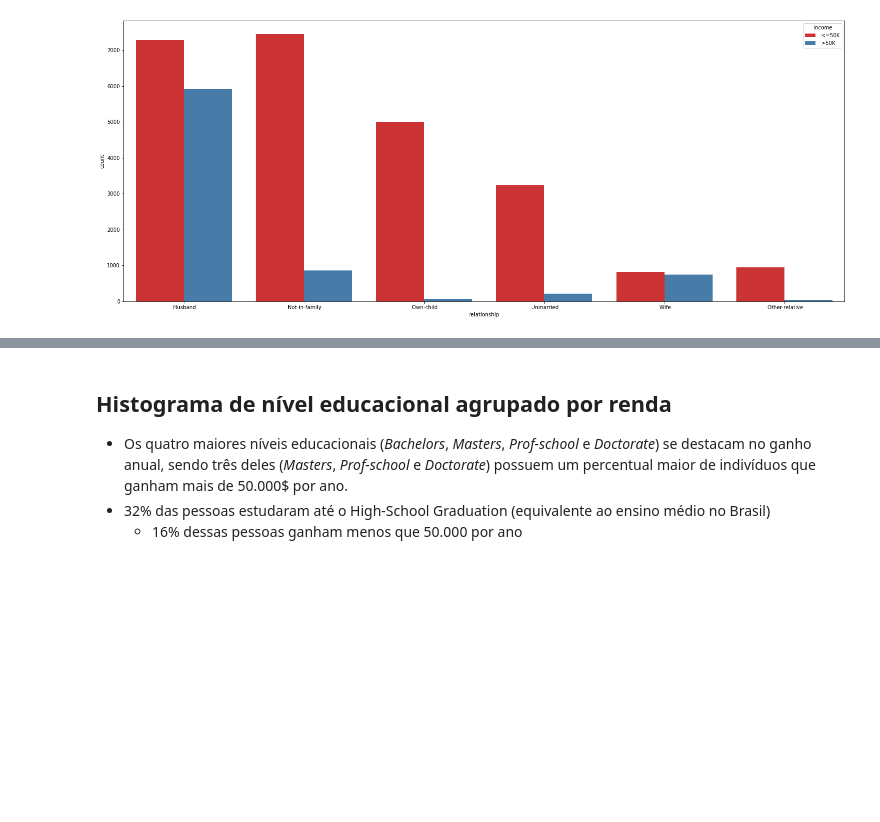
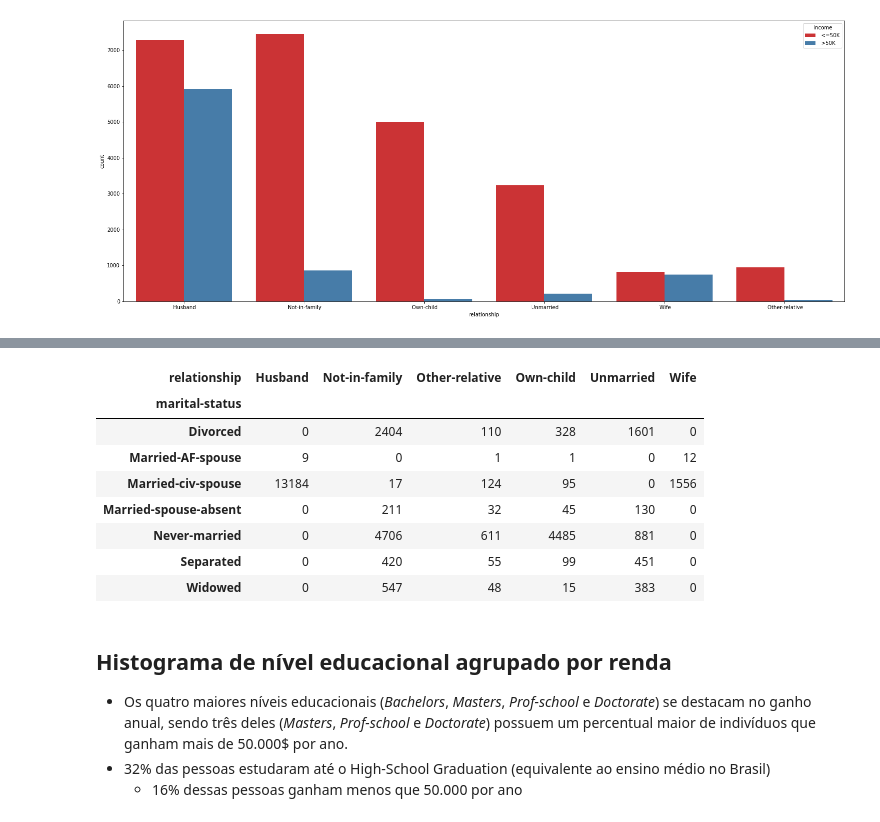
Before and after one commit to Vinicius-Luiz/machine_learning_classificacao_census, a Jupyter notebook: 01_CENSUS_EXPLORACAO_DADOS.ipynb, the cells around one changed output, grey strips where cells are left out. Cells and saved outputs as stored; diff of their text form; code cells hidden in the pictures; blank space fills up the shorter version.

```diff
--- a/01_CENSUS_EXPLORACAO_DADOS.ipynb
+++ b/01_CENSUS_EXPLORACAO_DADOS.ipynb
@@ -204,3 +289,15 @@ sns.countplot(x = 'relationship', hue='income', data=df_census, order = df_censu
+# %%
+pd.crosstab(df_census['marital-status'], df_census['relationship'])
+# %% [output]
+| relationship | Husband | Not-in-family | Other-relative | Own-child | Unmarried | Wife |
+| marital-status |  |  |  |  |  |  |
+| Divorced | 0 | 2404 | 110 | 328 | 1601 | 0 |
+| Married-AF-spouse | 9 | 0 | 1 | 1 | 0 | 12 |
+| Married-civ-spouse | 13184 | 17 | 124 | 95 | 0 | 1556 |
+| Married-spouse-absent | 0 | 211 | 32 | 45 | 130 | 0 |
+| Never-married | 0 | 4706 | 611 | 4485 | 881 | 0 |
+| Separated | 0 | 420 | 55 | 99 | 451 | 0 |
+| Widowed | 0 | 547 | 48 | 15 | 383 | 0 |
 # %% [markdown]
 ## Histograma de nível educacional agrupado por renda
 - Os quatro maiores níveis educacionais (*Bachelors*, *Masters*, *Prof-school* e *Doctorate*) se destacam no ganho anual, sendo três deles (*Masters*, *Prof-school* e *Doctorate*) possuem um percentual maior de indivíduos que ganham mais de 50.000$ por ano.
```
Also changed, not shown: parts of 15 cells of this notebook, 3 other files.
